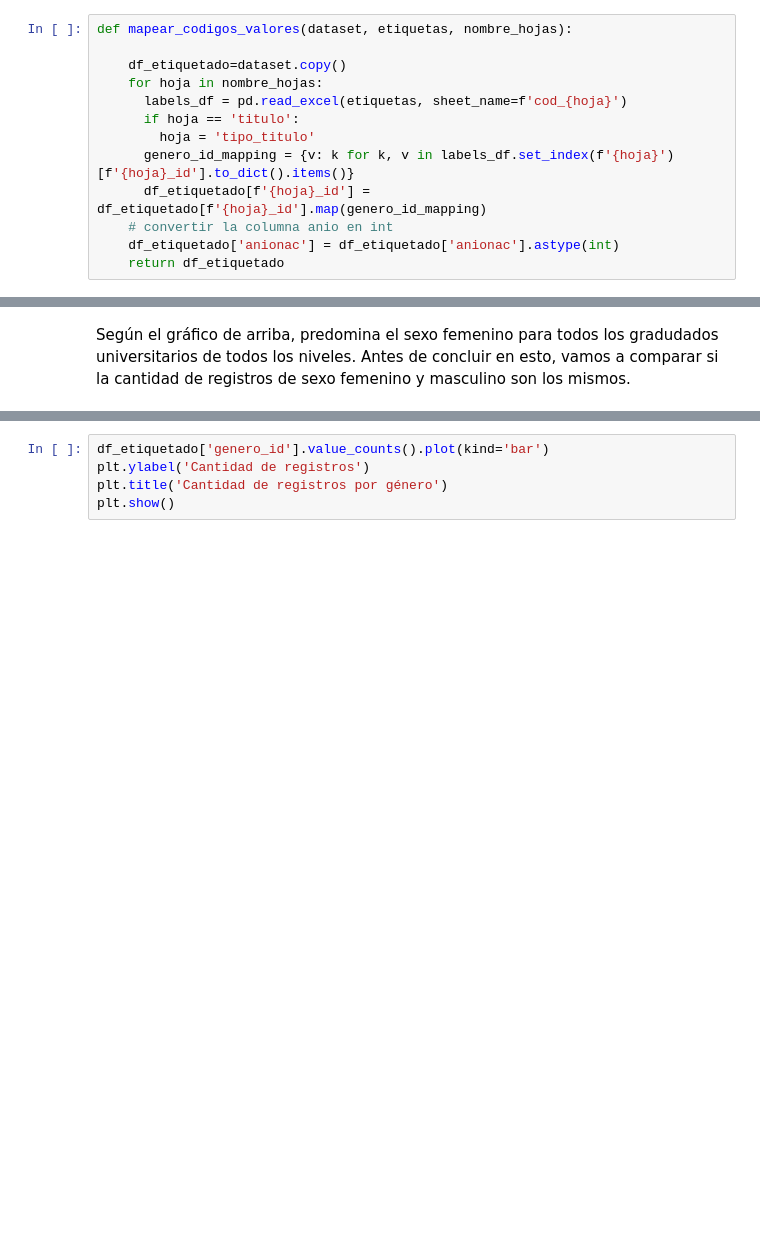
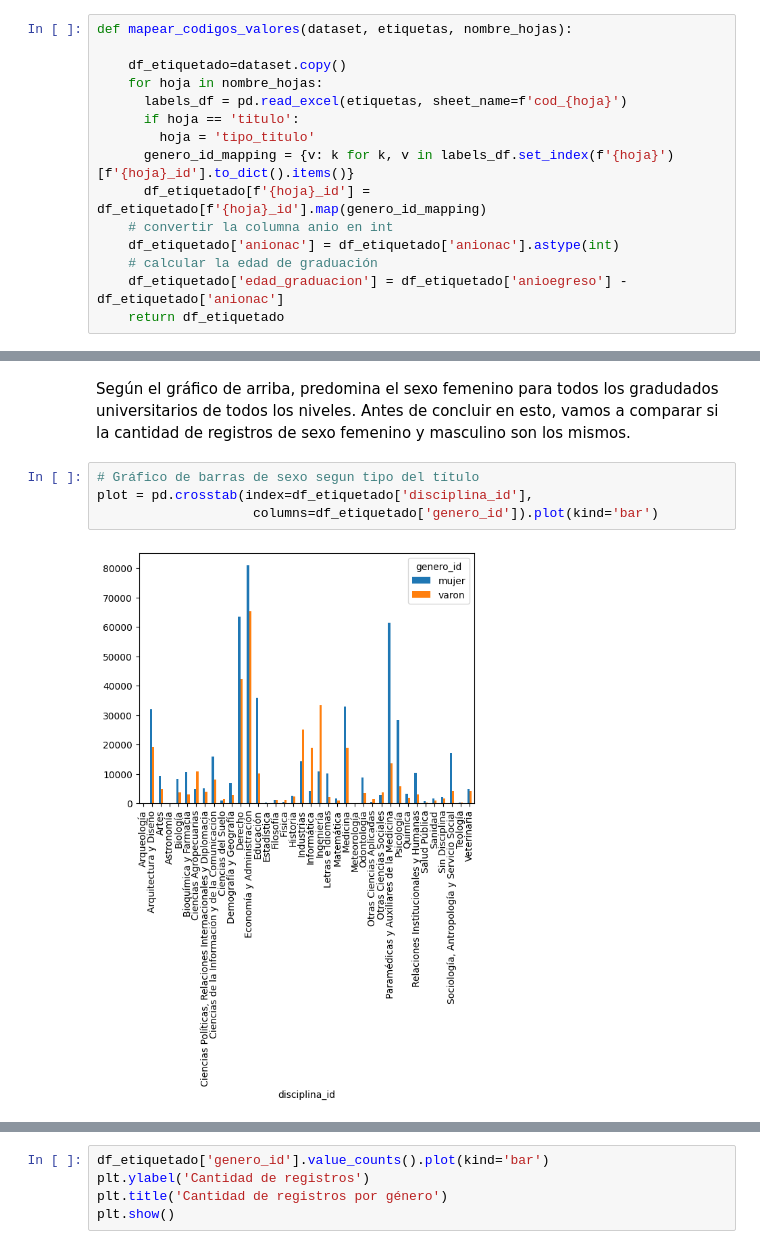
Before and after one commit to itssofiarce/regresion-fcdd, a Jupyter notebook: main.ipynb, the cells around one changed output, grey strips where cells are left out. Saved outputs shown, nothing was run; the diff lists cells and outputs as text; blank space fills up the shorter version.

```diff
--- a/main.ipynb
+++ b/main.ipynb
@@ -122,6 +129,8 @@ def mapear_codigos_valores(dataset, etiquetas, nombre_hojas):
       df_etiquetado[f'{hoja}_id'] = df_etiquetado[f'{hoja}_id'].map(genero_id_mapping)
     # convertir la columna anio en int
     df_etiquetado['anionac'] = df_etiquetado['anionac'].astype(int)
+    # calcular la edad de graduación
+    df_etiquetado['edad_graduacion'] = df_etiquetado['anioegreso'] - df_etiquetado['anionac']
     return df_etiquetado
 # %%
 df.head()
@@ -153,3 +162,9 @@ plot = pd.crosstab(index=df_etiquetado['tipo_titulo_id'],
 [figure]
 # %% [markdown]
 Según el gráfico de arriba, predomina el sexo femenino para todos los gradudados universitarios de todos los niveles. Antes de concluir en esto, vamos a comparar si la cantidad de registros de sexo femenino y masculino son los mismos.
+# %%
+# Gráfico de barras de sexo segun tipo del título
+plot = pd.crosstab(index=df_etiquetado['disciplina_id'],
+                    columns=df_etiquetado['genero_id']).plot(kind='bar')
+# %% [output]
+[figure, added]
```
Also changed, not shown: parts of 17 cells of this notebook.
